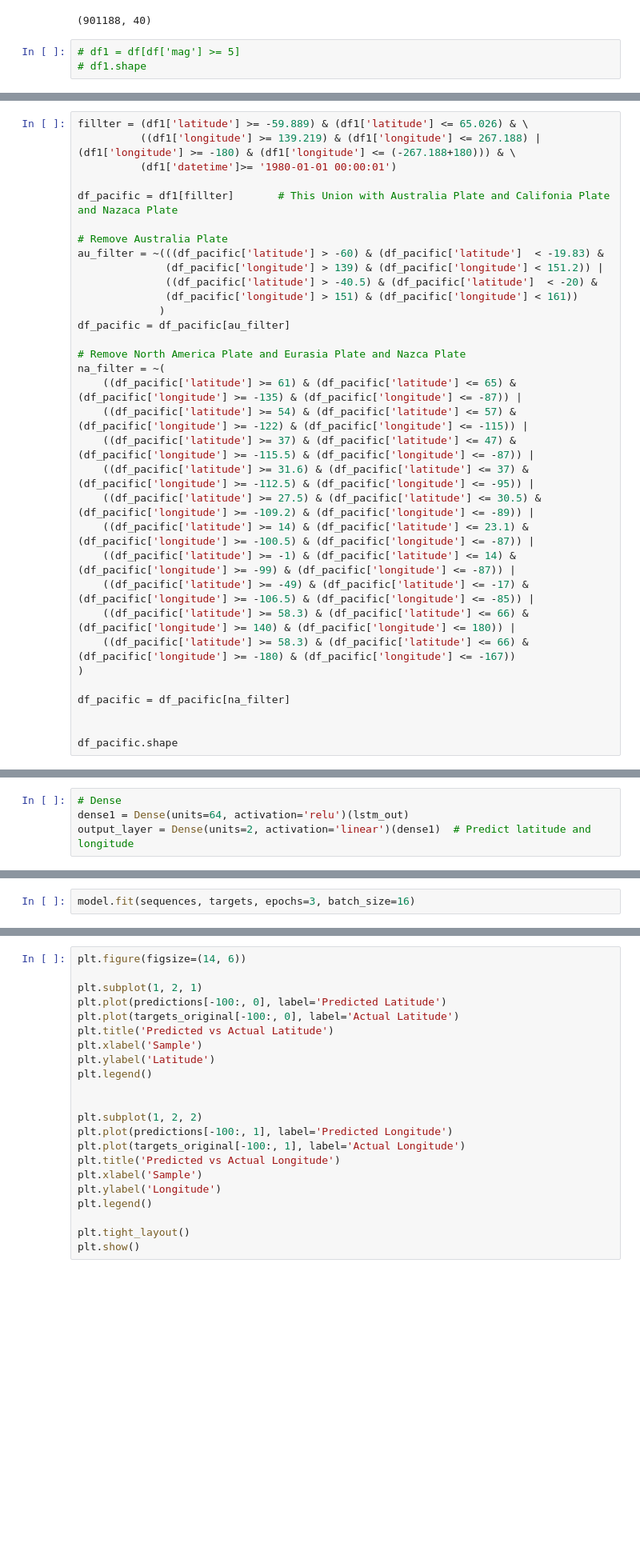
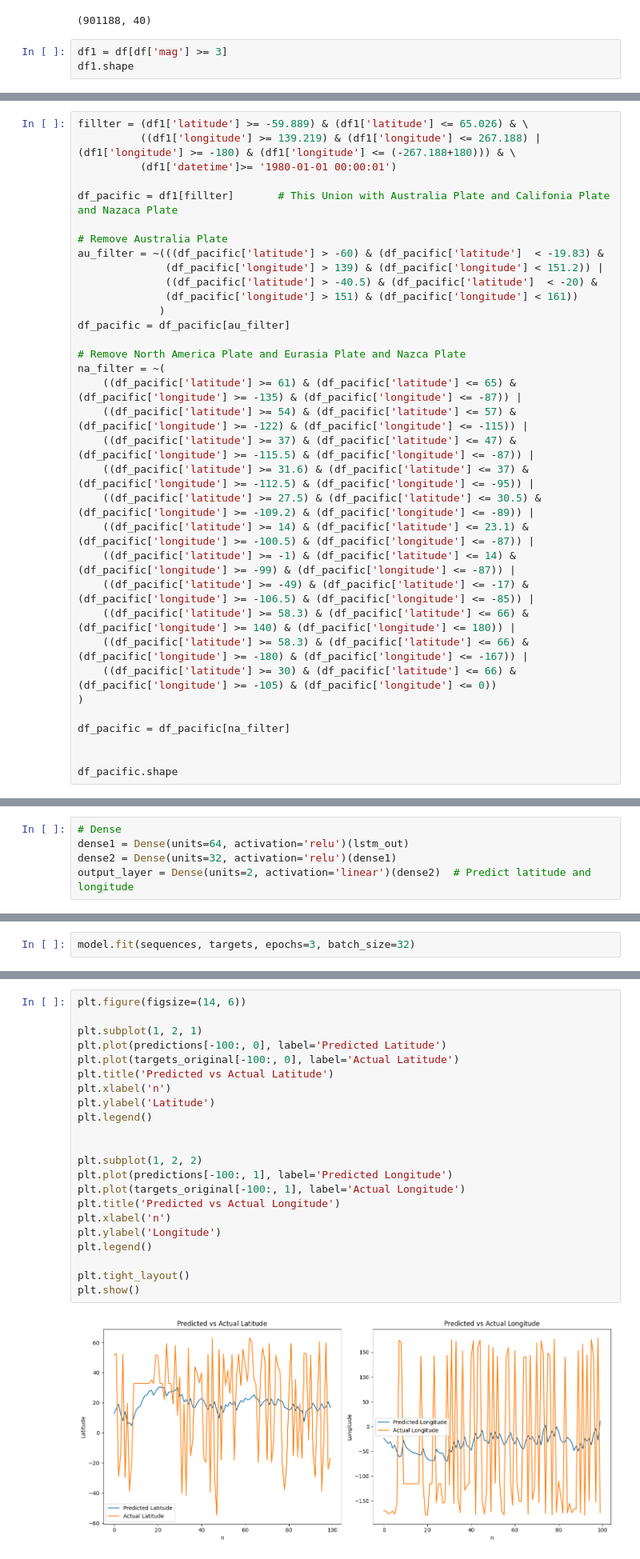
Before and after one commit to peeb01/Earthquake, a Jupyter notebook: Machine Learning Model/Multi_Model.ipynb, the cells around one changed output, grey strips where cells are left out. Shown at 80% size. Cells and saved outputs as stored; diff of their text form; blank space fills up the shorter version.

```diff
--- a/Machine Learning Model/Multi_Model.ipynb
+++ b/Machine Learning Model/Multi_Model.ipynb
@@ -32,5 +32,5 @@ df1.shape
 # %% [output]
 (901188, 40)
 # %%
-# df1 = df[df['mag'] >= 5]
-# df1.shape
+df1 = df[df['mag'] >= 3]
+df1.shape
@@ -105,7 +109,8 @@ na_filter = ~(
     ((df_pacific['latitude'] >= -1) & (df_pacific['latitude'] <= 14) & (df_pacific['longitude'] >= -99) & (df_pacific['longitude'] <= -87)) |
     ((df_pacific['latitude'] >= -49) & (df_pacific['latitude'] <= -17) & (df_pacific['longitude'] >= -106.5) & (df_pacific['longitude'] <= -85)) |
     ((df_pacific['latitude'] >= 58.3) & (df_pacific['latitude'] <= 66) & (df_pacific['longitude'] >= 140) & (df_pacific['longitude'] <= 180)) |
-    ((df_pacific['latitude'] >= 58.3) & (df_pacific['latitude'] <= 66) & (df_pacific['longitude'] >= -180) & (df_pacific['longitude'] <= -167))
+    ((df_pacific['latitude'] >= 58.3) & (df_pacific['latitude'] <= 66) & (df_pacific['longitude'] >= -180) & (df_pacific['longitude'] <= -167)) |
+    ((df_pacific['latitude'] >= 30) & (df_pacific['latitude'] <= 66) & (df_pacific['longitude'] >= -105) & (df_pacific['longitude'] <= 0))
 )
 
 df_pacific = df_pacific[na_filter]
@@ -179,7 +184,8 @@ lstm_out = LSTM(units=50, return_sequences=False)(flatten)
 # %%
 # Dense
 dense1 = Dense(units=64, activation='relu')(lstm_out)
-output_layer = Dense(units=2, activation='linear')(dense1)  # Predict latitude and longitude
+dense2 = Dense(units=32, activation='relu')(dense1)
+output_layer = Dense(units=2, activation='linear')(dense2)  # Predict latitude and longitude
 # %%
 model = Model(inputs=input_layer, outputs=output_layer)
 model.compile(optimizer='adam', loss='mse')
@@ -188,2 +212,2 @@ model.summary()
 # %%
-model.fit(sequences, targets, epochs=3, batch_size=16)
+model.fit(sequences, targets, epochs=3, batch_size=32)
@@ -196,22 +230,24 @@ targets_original = scaler_targets.inverse_transform(targets)
 # %%
 plt.figure(figsize=(14, 6))
 
 plt.subplot(1, 2, 1)
 plt.plot(predictions[-100:, 0], label='Predicted Latitude')
 plt.plot(targets_original[-100:, 0], label='Actual Latitude')
 plt.title('Predicted vs Actual Latitude')
-plt.xlabel('Sample')
+plt.xlabel('n')
 plt.ylabel('Latitude')
 plt.legend()
 
 
 plt.subplot(1, 2, 2)
 plt.plot(predictions[-100:, 1], label='Predicted Longitude')
 plt.plot(targets_original[-100:, 1], label='Actual Longitude')
 plt.title('Predicted vs Actual Longitude')
-plt.xlabel('Sample')
+plt.xlabel('n')
 plt.ylabel('Longitude')
 plt.legend()
 
 plt.tight_layout()
 plt.show()
+# %% [output]
+[figure, added]
```
Also changed, not shown: parts of 6 cells of this notebook, 2 other files.
